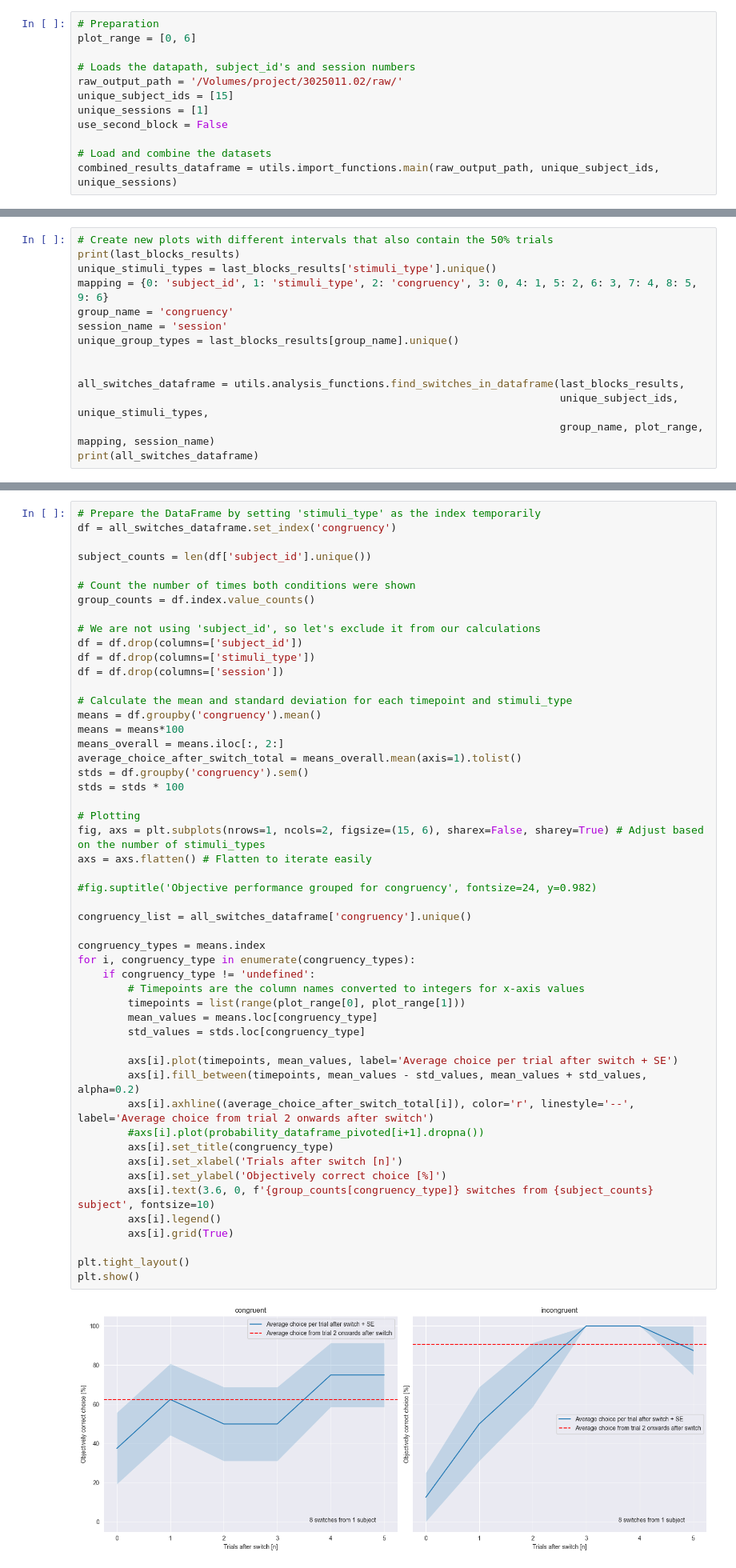
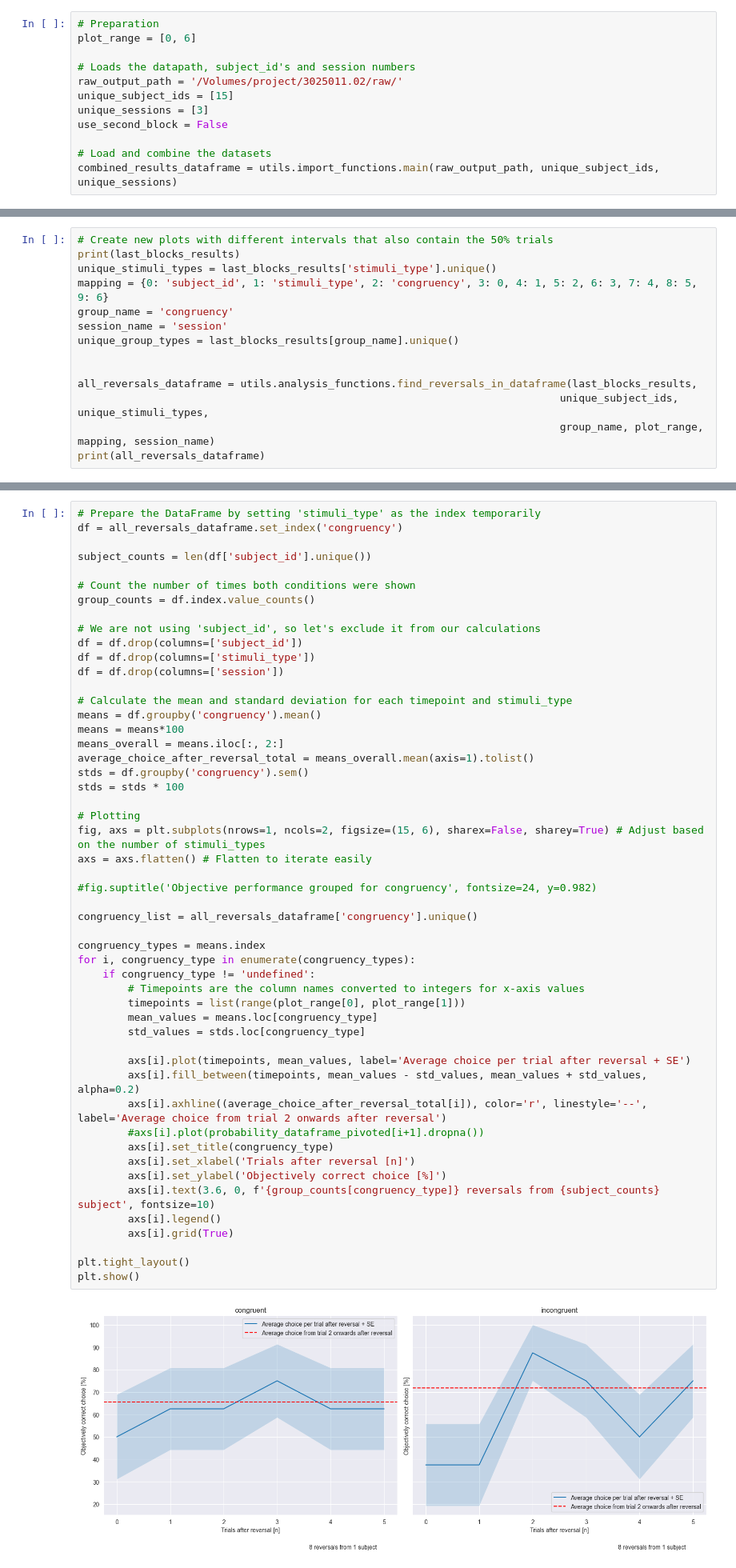
Before and after one commit to KTZ228/phd_1_analysis, a Jupyter notebook: pre-processing behavioural/standard parameters/exclusion_check.ipynb, the cells around one changed output, grey strips where cells are left out. Shown at 80% size. Cells and saved outputs as stored; diff of their text form.

Commit message:
Changed term 'switch' to 'reversal'

```diff
--- a/pre-processing behavioural/standard parameters/exclusion_check.ipynb
+++ b/pre-processing behavioural/standard parameters/exclusion_check.ipynb
@@ -20,7 +20,7 @@ plot_range = [0, 6]
 # Loads the datapath, subject_id's and session numbers
 raw_output_path = '/Volumes/project/3025011.02/raw/'
 unique_subject_ids = [15]
-unique_sessions = [1]
+unique_sessions = [3]
 use_second_block = False
 
 # Load and combine the datasets
@@ -121,9 +121,9 @@ session_name = 'session'
 unique_group_types = last_blocks_results[group_name].unique()
 
 
-all_switches_dataframe = utils.analysis_functions.find_switches_in_dataframe(last_blocks_results,
+all_reversals_dataframe = utils.analysis_functions.find_reversals_in_dataframe(last_blocks_results,
                                                                              unique_subject_ids, unique_stimuli_types,
                                                                              group_name, plot_range, mapping, session_name)
-print(all_switches_dataframe)
+print(all_reversals_dataframe)
 # %% [output]
      trial  emotional_cue_time response objectively_correct  \
@@ -160,6 +160,6 @@ See the caveats in the documentation: https://pandas.pydata.org/pandas-docs/stab
 # %%
 # Prepare the DataFrame by setting 'stimuli_type' as the index temporarily
-df = all_switches_dataframe.set_index('congruency')
+df = all_reversals_dataframe.set_index('congruency')
 
 subject_counts = len(df['subject_id'].unique())
 
@@ -175,39 +175,39 @@ df = df.drop(columns=['session'])
 means = df.groupby('congruency').mean()
 means = means*100
 means_overall = means.iloc[:, 2:]
-average_choice_after_switch_total = means_overall.mean(axis=1).tolist()
+average_choice_after_reversal_total = means_overall.mean(axis=1).tolist()
 stds = df.groupby('congruency').sem()
 stds = stds * 100
 
 # Plotting
 fig, axs = plt.subplots(nrows=1, ncols=2, figsize=(15, 6), sharex=False, sharey=True) # Adjust based on the number of stimuli_types
 axs = axs.flatten() # Flatten to iterate easily
 
 #fig.suptitle('Objective performance grouped for congruency', fontsize=24, y=0.982)
 
-congruency_list = all_switches_dataframe['congruency'].unique()
+congruency_list = all_reversals_dataframe['congruency'].unique()
 
 congruency_types = means.index
 for i, congruency_type in enumerate(congruency_types):
     if congruency_type != 'undefined':
         # Timepoints are the column names converted to integers for x-axis values
         timepoints = list(range(plot_range[0], plot_range[1]))
         mean_values = means.loc[congruency_type]
         std_values = stds.loc[congruency_type]
 
-        axs[i].plot(timepoints, mean_values, label='Average choice per trial after switch + SE')
+        axs[i].plot(timepoints, mean_values, label='Average choice per trial after reversal + SE')
         axs[i].fill_between(timepoints, mean_values - std_values, mean_values + std_values, alpha=0.2)
-        axs[i].axhline((average_choice_after_switch_total[i]), color='r', linestyle='--', label='Average choice from trial 2 onwards after switch')
+        axs[i].axhline((average_choice_after_reversal_total[i]), color='r', linestyle='--', label='Average choice from trial 2 onwards after reversal')
         #axs[i].plot(probability_dataframe_pivoted[i+1].dropna())
         axs[i].set_title(congruency_type)
-        axs[i].set_xlabel('Trials after switch [n]')
+        axs[i].set_xlabel('Trials after reversal [n]')
         axs[i].set_ylabel('Objectively correct choice [%]')
-        axs[i].text(3.6, 0, f'{group_counts[congruency_type]} switches from {subject_counts} subject', fontsize=10)
+        axs[i].text(3.6, 0, f'{group_counts[congruency_type]} reversals from {subject_counts} subject', fontsize=10)
         axs[i].legend()
         axs[i].grid(True)
 
 plt.tight_layout()
 plt.show()
 # %% [output]
-[figure, old version]
+[figure, new version]
 # %%
```
Also changed, not shown: parts of 7 cells of this notebook, 2 other files.
